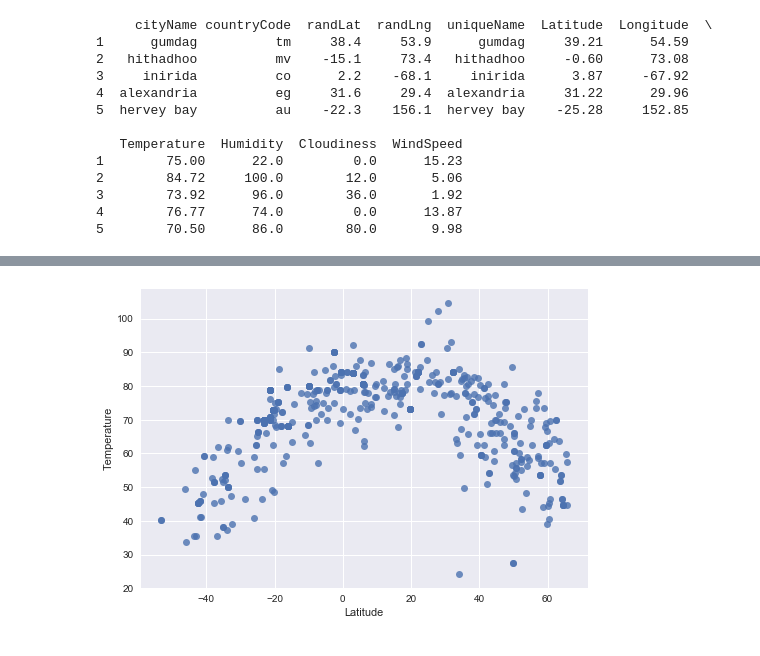
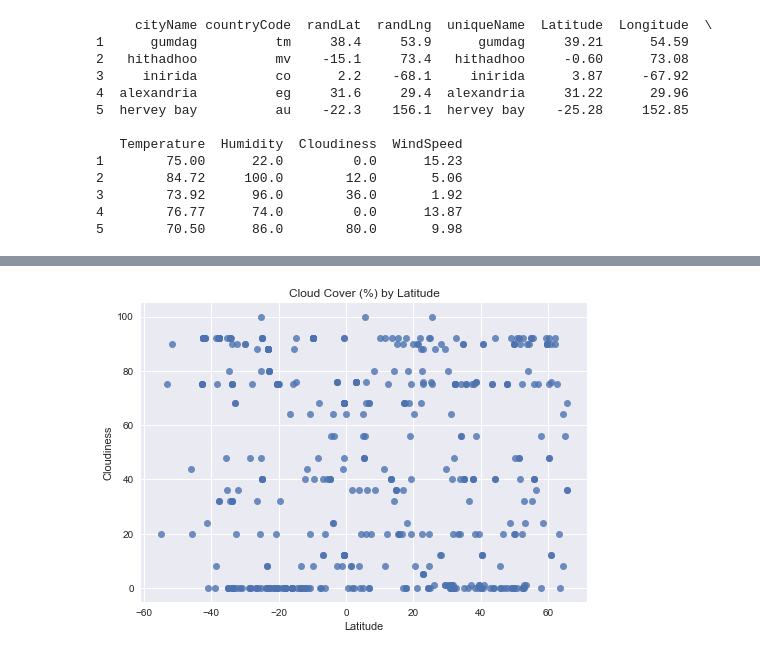
Before and after one commit to Jkremr/Temp-lat-lng-analysis, a Jupyter notebook: weather_analysis.ipynb, the cells around one changed output, grey strips where cells are left out. Saved outputs shown, nothing was run; the diff lists cells and outputs as text; code cells hidden in the pictures.

Commit message:
Adding comments and adding labels to plots.

```diff
--- a/weather_analysis.ipynb
+++ b/weather_analysis.ipynb
@@ -144,3 +139,0 @@ len(cities)
-# %%
-sorted = cities.sort(['Latitude'], ascending=[0]).reset_index()
-sorted
@@ -180,5 +173,5 @@ plt.show()
 # %%
-p = sns.regplot(x="Latitude", y="Temperature", data=sorted, fit_reg=False)
+p = sns.regplot(x="Latitude", y="Cloudiness", data=sorted, fit_reg=False).set_title('Cloud Cover (%) by Latitude')
 plt.show()
 # %% [output]
-[figure, old version]
+[figure, new version]
```
Also changed, not shown: parts of 10 cells of this notebook.
